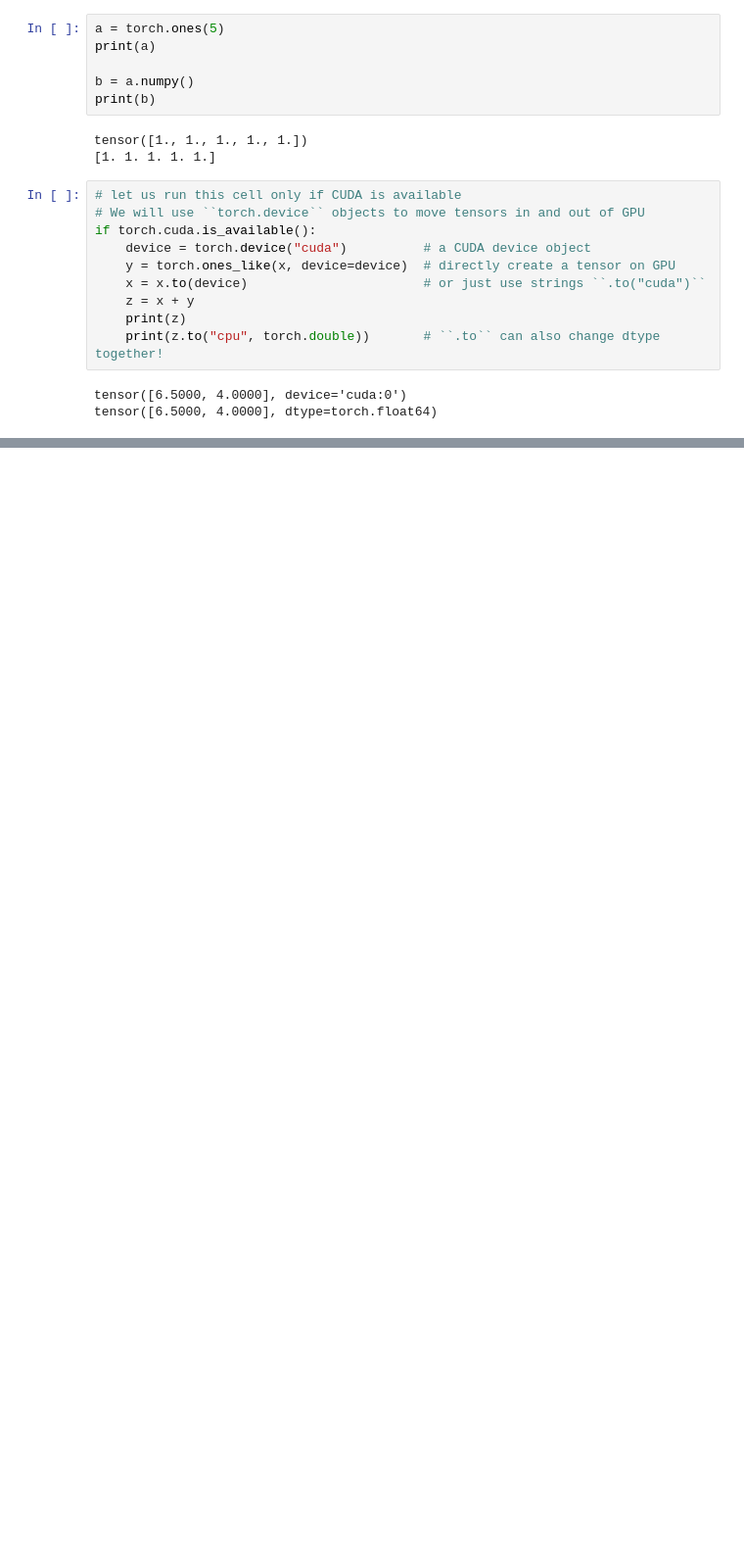
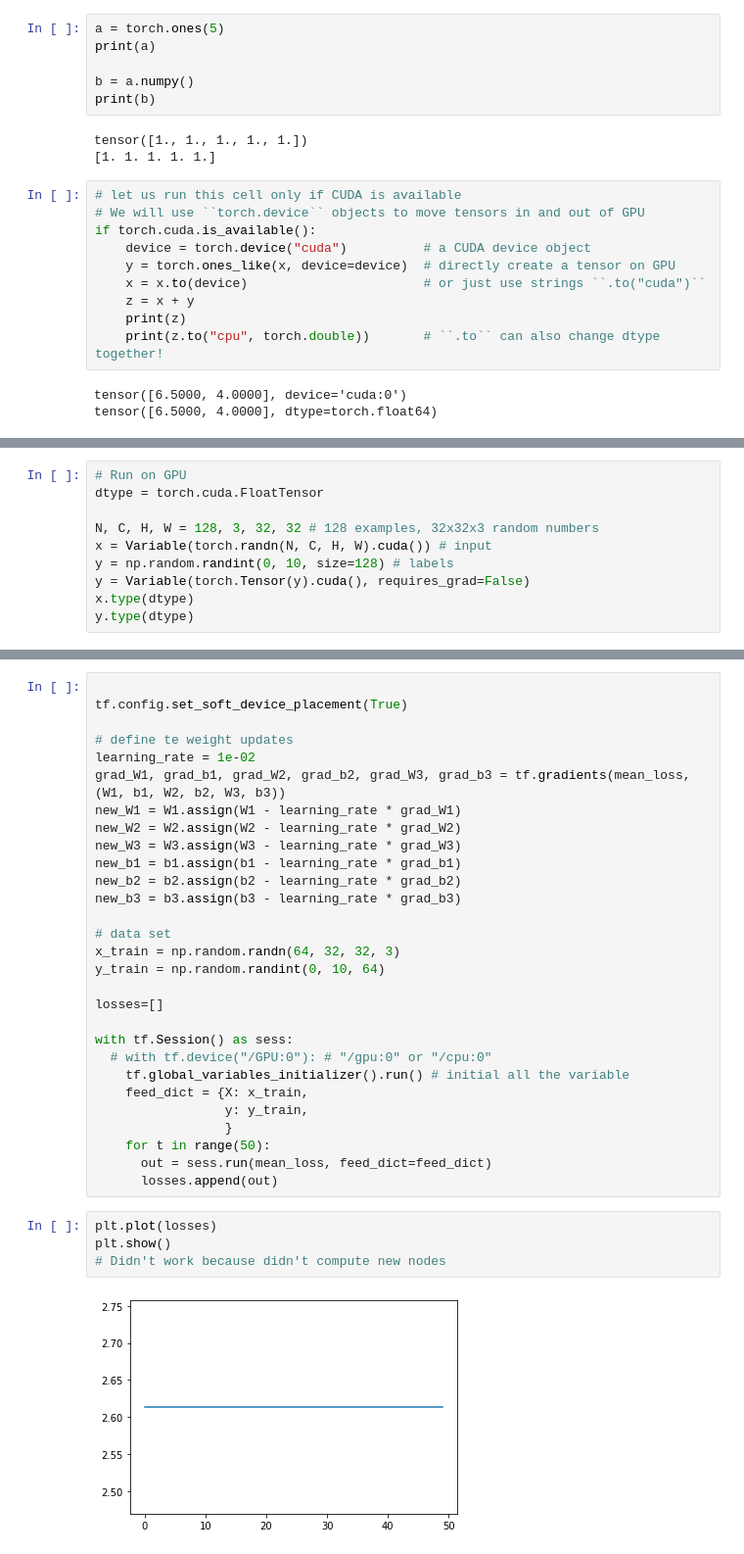
Before and after one commit to joshuaghannan/ECEC247DeepLearning, a Jupyter notebook: PyTorch_Experiments.ipynb, the cells around one changed output, grey strips where cells are left out. Shown: that part at 98% size. Drawn from its saved outputs; the diff is of its cells as text; blank space fills up the shorter version.

Commit message:
Adding PyTorch and TensorFlow Demos

```diff
--- a/PyTorch_Experiments.ipynb
+++ b/PyTorch_Experiments.ipynb
@@ -152,0 +374,10 @@ tensor([6.5000, 4.0000], dtype=torch.float64)
+# %%
+# Run on GPU
+dtype = torch.cuda.FloatTensor
+
+N, C, H, W = 128, 3, 32, 32 # 128 examples, 32x32x3 random numbers
+x = Variable(torch.randn(N, C, H, W).cuda()) # input
+y = np.random.randint(0, 10, size=128) # labels
+y = Variable(torch.Tensor(y).cuda(), requires_grad=False)
+x.type(dtype)
+y.type(dtype)
@@ -152,0 +516,35 @@ tensor([6.5000, 4.0000], dtype=torch.float64)
+# %%
+
+tf.config.set_soft_device_placement(True)
+
+# define te weight updates
+learning_rate = 1e-02
+grad_W1, grad_b1, grad_W2, grad_b2, grad_W3, grad_b3 = tf.gradients(mean_loss, (W1, b1, W2, b2, W3, b3))
+new_W1 = W1.assign(W1 - learning_rate * grad_W1)
+new_W2 = W2.assign(W2 - learning_rate * grad_W2)
+new_W3 = W3.assign(W3 - learning_rate * grad_W3)
+new_b1 = b1.assign(b1 - learning_rate * grad_b1)
+new_b2 = b2.assign(b2 - learning_rate * grad_b2)
+new_b3 = b3.assign(b3 - learning_rate * grad_b3)
+
+# data set
+x_train = np.random.randn(64, 32, 32, 3)
+y_train = np.random.randint(0, 10, 64)
+
+losses=[]
+
+with tf.Session() as sess:
+  # with tf.device("/GPU:0"): # "/gpu:0" or "/cpu:0"
+    tf.global_variables_initializer().run() # initial all the variable
+    feed_dict = {X: x_train,
+                 y: y_train,
+                 }
+    for t in range(50):
+      out = sess.run(mean_loss, feed_dict=feed_dict)
+      losses.append(out)
+# %%
+plt.plot(losses)
+plt.show()
+# Didn't work because didn't compute new nodes
+# %% [output]
+[figure, added]
```
Also changed, not shown: parts of 50 cells of this notebook.
